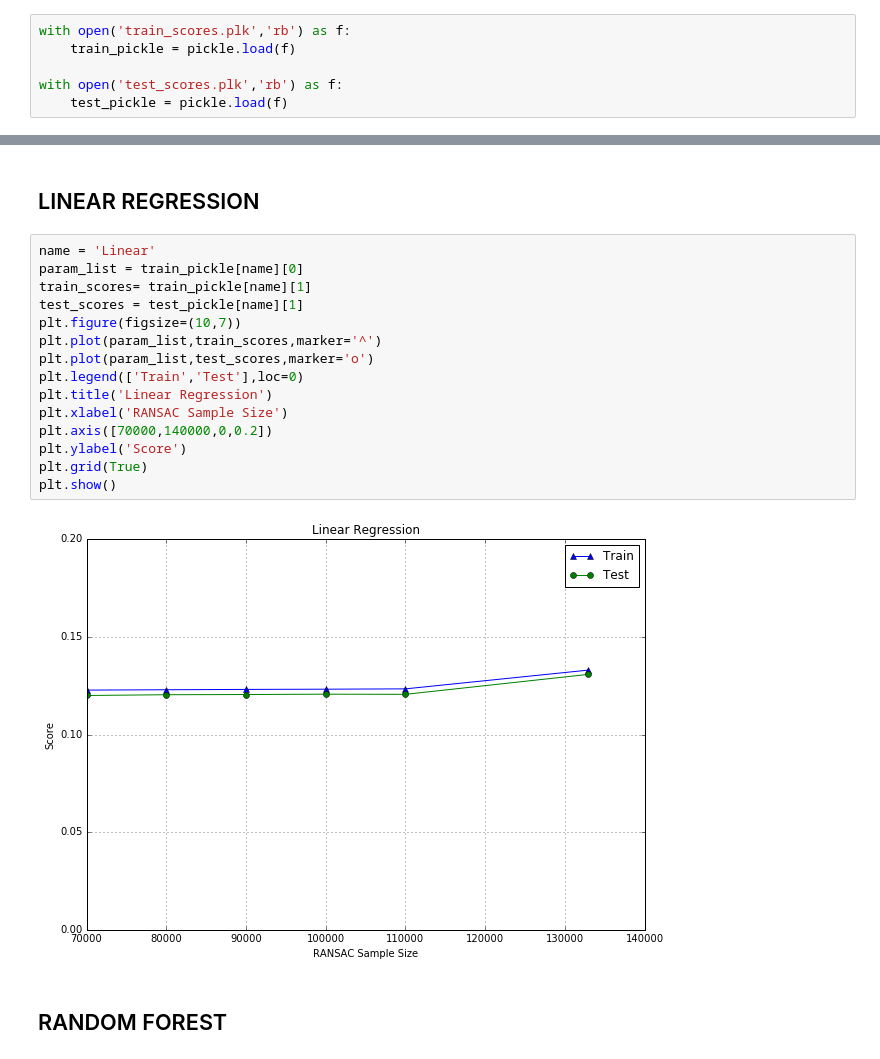
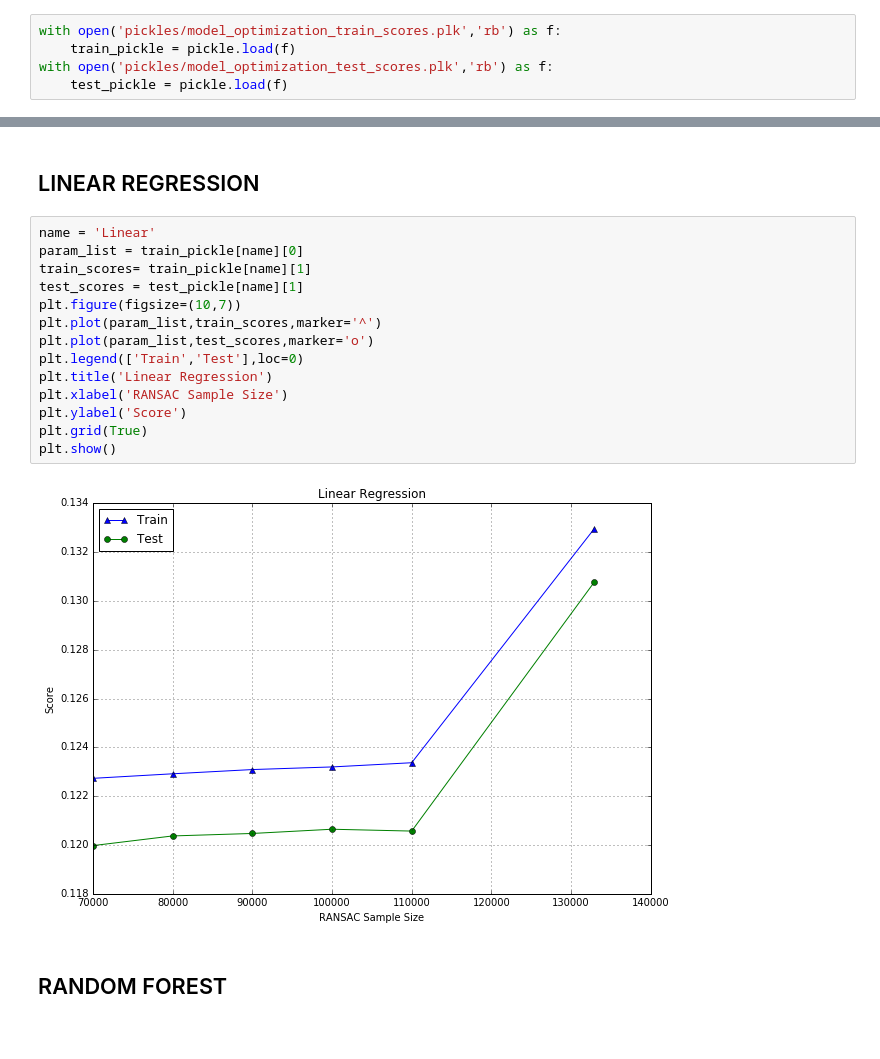
Before and after one commit to marwin-ko/projects, a Jupyter notebook: aerialintel-data_science_challenge/4_model_optimization.ipynb, the cells around one changed output, grey strips where cells are left out. Cells and saved outputs as stored; diff of their text form.

```diff
--- a/aerialintel-data_science_challenge/4_model_optimization.ipynb
+++ b/aerialintel-data_science_challenge/4_model_optimization.ipynb
@@ -20,6 +19,5 @@ from pprint import pprint
 # %%
-with open('train_scores.plk','rb') as f:
+with open('pickles/model_optimization_train_scores.plk','rb') as f:
     train_pickle = pickle.load(f)
-
-with open('test_scores.plk','rb') as f:
+with open('pickles/model_optimization_test_scores.plk','rb') as f:
     test_pickle = pickle.load(f)
@@ -46,20 +26,19 @@ def optimizer(name,*params):
 # %%
 name = 'Linear'
 param_list = train_pickle[name][0]
 train_scores= train_pickle[name][1]
 test_scores = test_pickle[name][1]
 plt.figure(figsize=(10,7))
 plt.plot(param_list,train_scores,marker='^')
 plt.plot(param_list,test_scores,marker='o')
 plt.legend(['Train','Test'],loc=0)
 plt.title('Linear Regression')
 plt.xlabel('RANSAC Sample Size')
-plt.axis([70000,140000,0,0.2])
 plt.ylabel('Score')
 plt.grid(True)
 plt.show()
 # %% [output]
-[figure, old version]
+[figure, new version]
 # %% [markdown]
 ## RANDOM FOREST
 # %%
```
Also changed, not shown: parts of 12 cells of this notebook, 1 other file.
